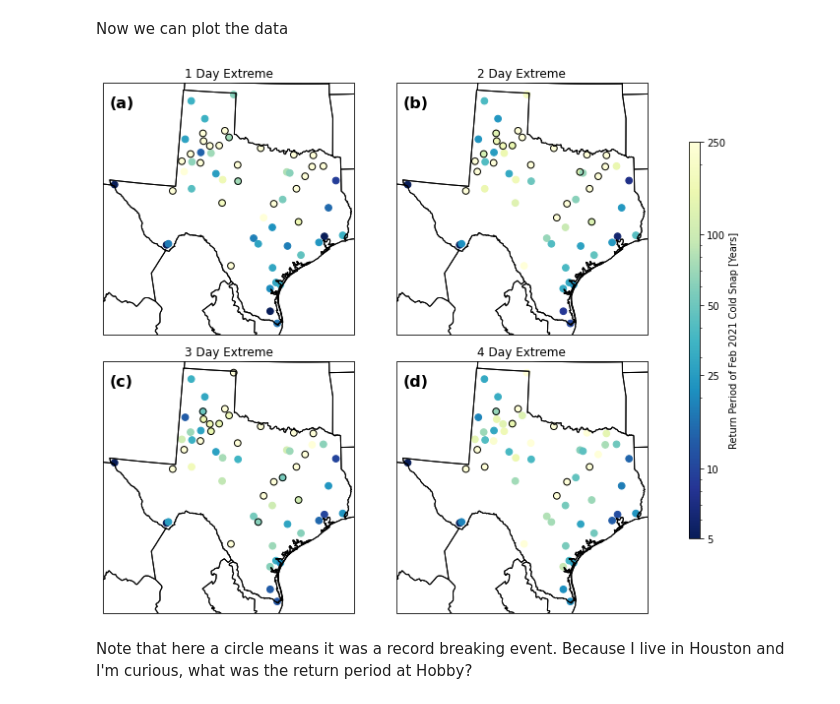
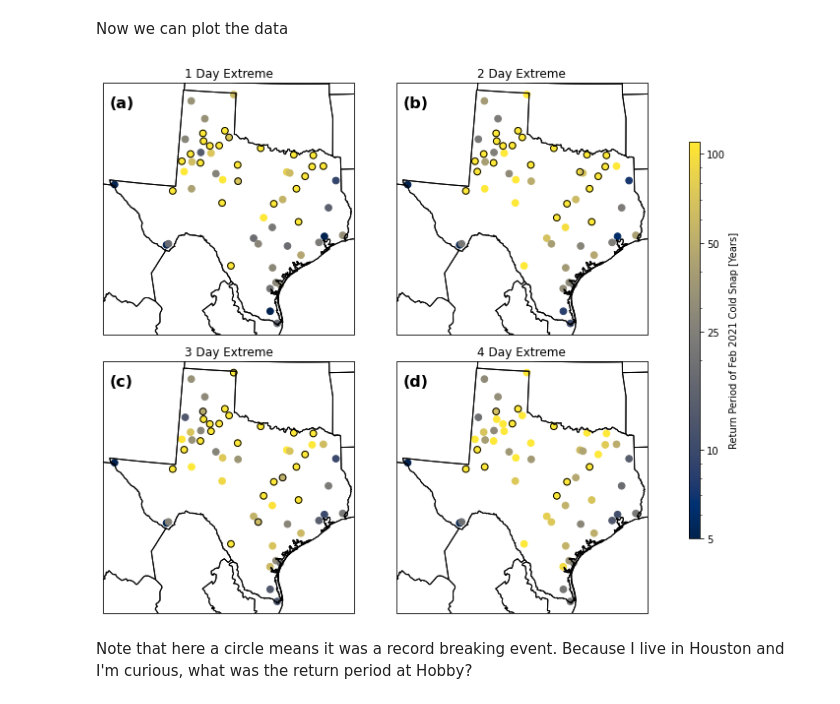
Before and after one commit to jdossgollin/2021-TXtreme, a Jupyter notebook: scripts/local_return_period.ipynb, the cells around one changed output. Cells and saved outputs as stored; diff of their text form; code cells hidden in the pictures.

```diff
--- a/scripts/local_return_period.ipynb
+++ b/scripts/local_return_period.ipynb
@@ -95,9 +95,9 @@ durations_plot = [1, 2, 3, 4]
 data_proj = ccrs.PlateCarree()
 map_proj = ccrs.LambertConformal()
 # %%
-VMAX = 250  # color bar limit
+VMAX = 100  # color bar limit
 VMIN = 5
-TICKS = [VMIN, 10, 25, 50, 100, VMAX]
+TICKS = [VMIN, 10, 25, 50, VMAX]
 
 fig, axes = plt.subplots(
     nrows=2, ncols=2, subplot_kw={"projection": map_proj}, figsize=(10, 8)
@@ -108,41 +108,41 @@ for ax, dur in zip(axes.flat, durations_plot):
         mrg["LONGITUDE"],
         mrg["LATITUDE"],
         c=mrg[f"temp_{dur}_days"],
-        norm=colors.LogNorm(VMIN, VMAX),
+        norm=colors.LogNorm(VMIN, 1.1 * VMAX),
         transform=data_proj,
-        cmap="YlGnBu_r",
+        cmap="cividis",
         s=45,
     )
     records = mrg.loc[lambda df: df[f"record_{dur}_days"]]
     ax.scatter(
         records["LONGITUDE"],
         records["LATITUDE"],
         transform=data_proj,
         facecolors="none",
         edgecolors="black",
         s=45,
     )
     ax.set_title(f"{dur} Day Extreme")
     ax.add_feature(STATES)
     ax.add_feature(COASTLINE)
 
 fig.canvas.draw()
 fig.tight_layout()
 
 add_panel_text(
     axes,
     xloc=0.025,
     yloc=0.95,
 )
 fig.subplots_adjust(right=0.9)
 cax = fig.add_axes([0.9, 0.15, 0.015, 0.7])
 cbar = fig.colorbar(sc, cax=cax, label="Return Period of Feb 2021 Cold Snap [Years]")
 cbar.set_ticks(TICKS)
 cbar.ax.set_yticklabels(TICKS)
 smart_save("local_rt_ghcnd")
 plt.show()
 # %% [output]
-[figure, old version]
+[figure, new version]
 # %% [markdown]
 Note that here a circle means it was a record breaking event.
 Because I live in Houston and I'm curious, what was the return period at Hobby?
```
Also changed, not shown: parts of 2 cells of this notebook.
